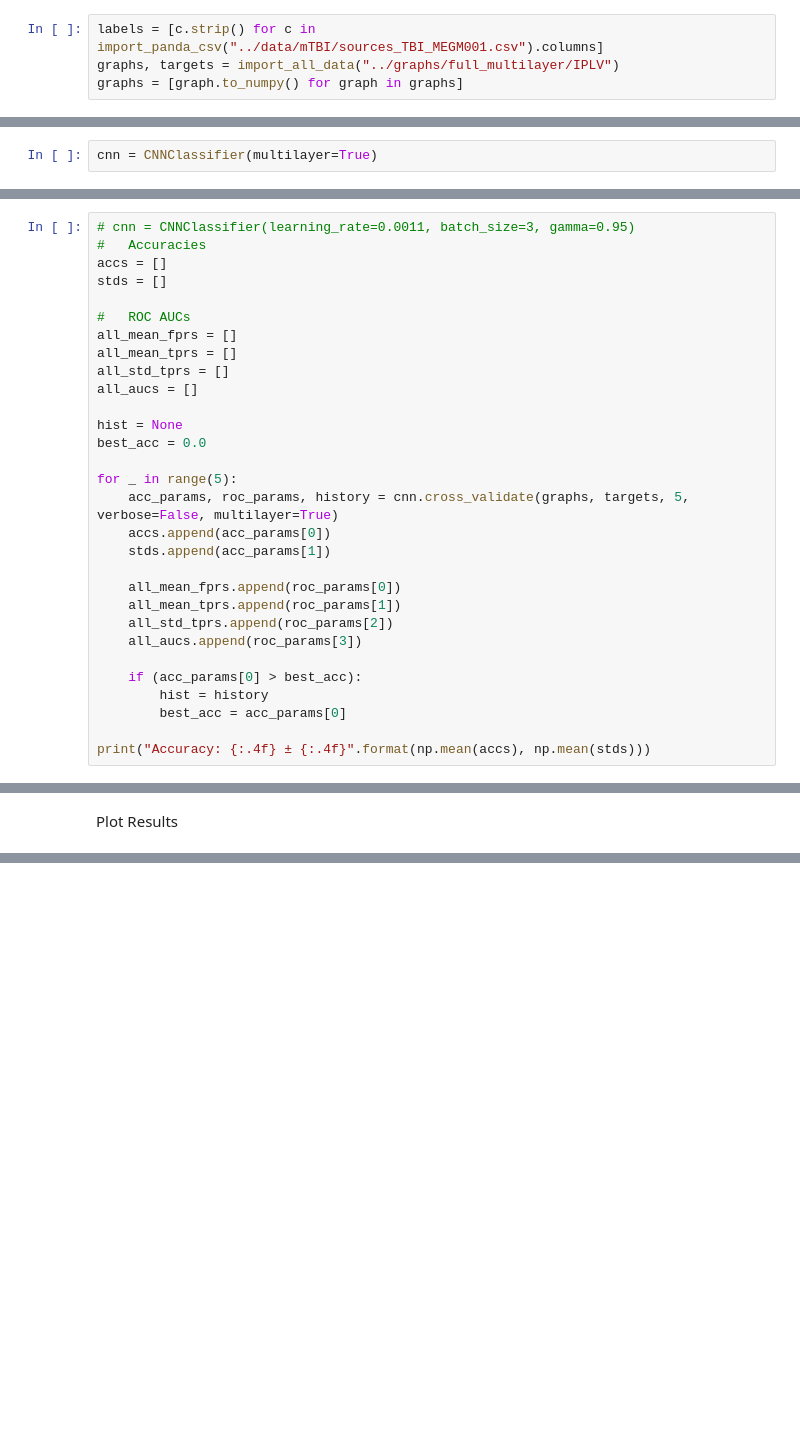
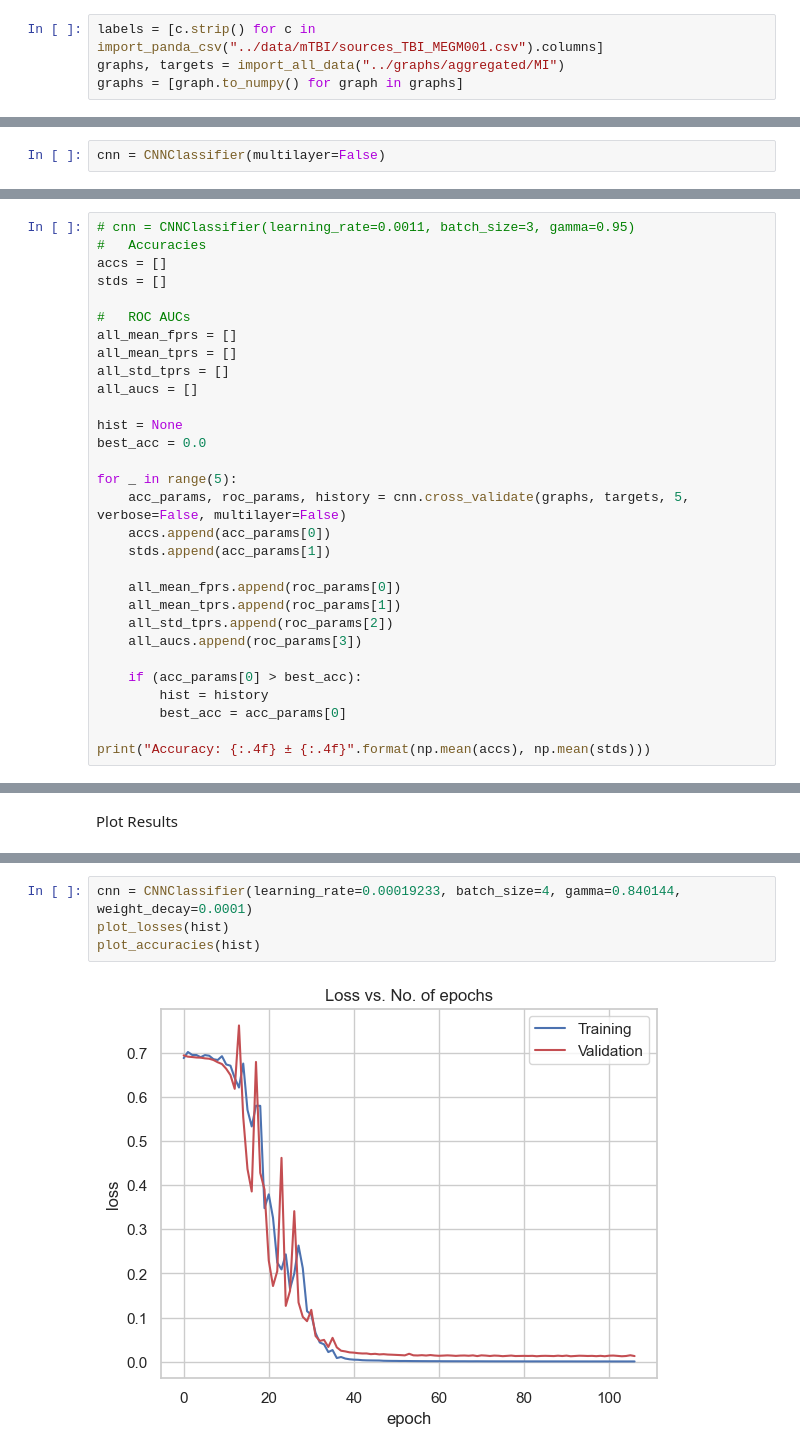
Before and after one commit to SotirisKavv/mtbi-classifier, a Jupyter notebook: mtbi_classifier/testing_cnn.ipynb, the cells around one changed output, grey strips where cells are left out. Drawn from its saved outputs; the diff is of its cells as text; blank space fills up the shorter version.

```diff
--- a/mtbi_classifier/testing_cnn.ipynb
+++ b/mtbi_classifier/testing_cnn.ipynb
@@ -32,7 +32,7 @@ warnings.filterwarnings("ignore", category=RuntimeWarning, module="scipy.stats")
 Import data
 # %%
 labels = [c.strip() for c in import_panda_csv("../data/mTBI/sources_TBI_MEGM001.csv").columns]
-graphs, targets = import_all_data("../graphs/full_multilayer/IPLV")
+graphs, targets = import_all_data("../graphs/aggregated/MI")
 graphs = [graph.to_numpy() for graph in graphs]
 # %% [output]
 Data loaded successfully!
@@ -49,6 +49,6 @@ Convolutional Neural Network
 
 We use the architecture with the desired layers. After grid-searching the optimal hyperparameters, we check the accuracy of the model.
 # %%
-cnn = CNNClassifier(multilayer=True)
+cnn = CNNClassifier(multilayer=False)
 # %% [markdown]
 Grid Search for optimal hyperparameters based on cross-validated accuracy
@@ -80,7 +80,7 @@ hist = None
 best_acc = 0.0
 
 for _ in range(5):
-    acc_params, roc_params, history = cnn.cross_validate(graphs, targets, 5, verbose=False, multilayer=True)
+    acc_params, roc_params, history = cnn.cross_validate(graphs, targets, 5, verbose=False, multilayer=False)
     accs.append(acc_params[0])
     stds.append(acc_params[1])
 
@@ -142,0 +160,6 @@ plot_accuracies(hist)
+# %%
+cnn = CNNClassifier(learning_rate=0.00019233, batch_size=4, gamma=0.840144, weight_decay=0.0001)
+plot_losses(hist)
+plot_accuracies(hist)
+# %% [output]
+[figure, added]
```
Also changed, not shown: parts of 9 cells of this notebook, 2 other files.
